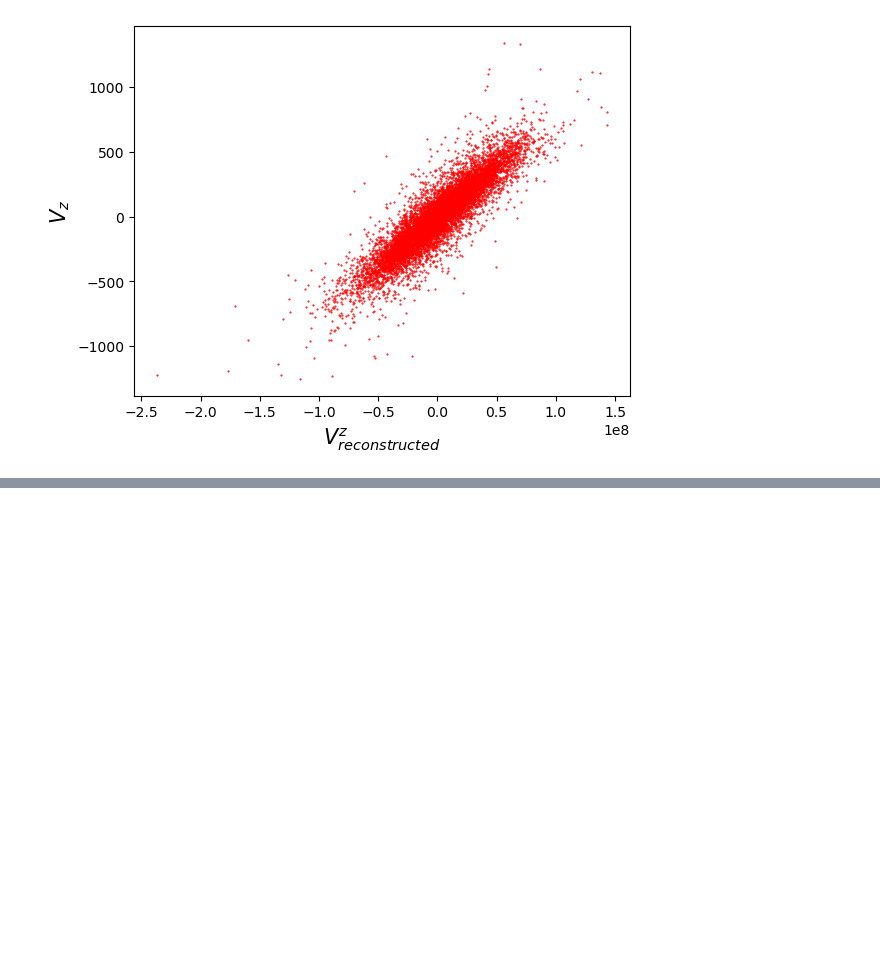
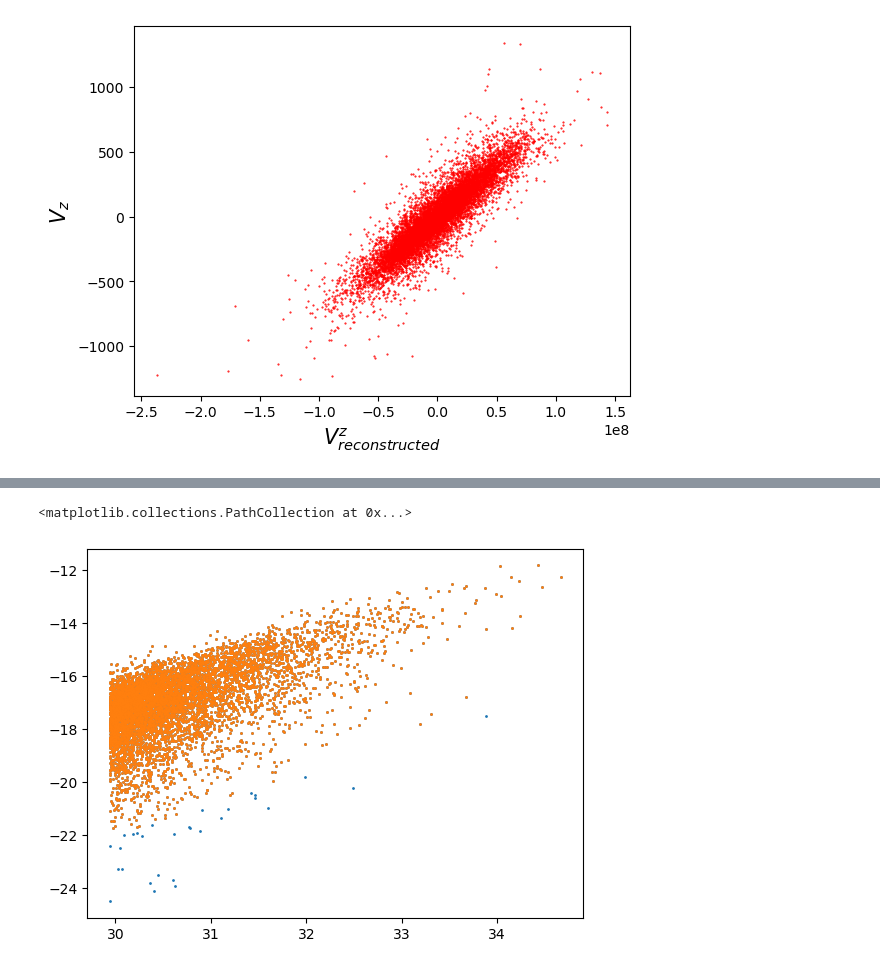
Before and after one commit to antolonappan/kSZscaler, a Jupyter notebook: Notebooks/density.ipynb, the cells around one changed output, grey strips where cells are left out. Cells and saved outputs as stored; diff of their text form; code cells hidden in the pictures; blank space fills up the shorter version.

```diff
--- a/Notebooks/density.ipynb
+++ b/Notebooks/density.ipynb
@@ -173,2 +56,9 @@ project.split_data()
+# %%
+plt.scatter(project.X_train.M,project.y_train,s=1)
+project.clean_data()
+plt.scatter(project.X_train.M,project.y_train,s=1)
+# %% [output]
+<matplotlib.collections.PathCollection at 0x...>
+[figure, added]
 # %%
 
```
Also changed, not shown: parts of 44 cells of this notebook, 1 other file.
